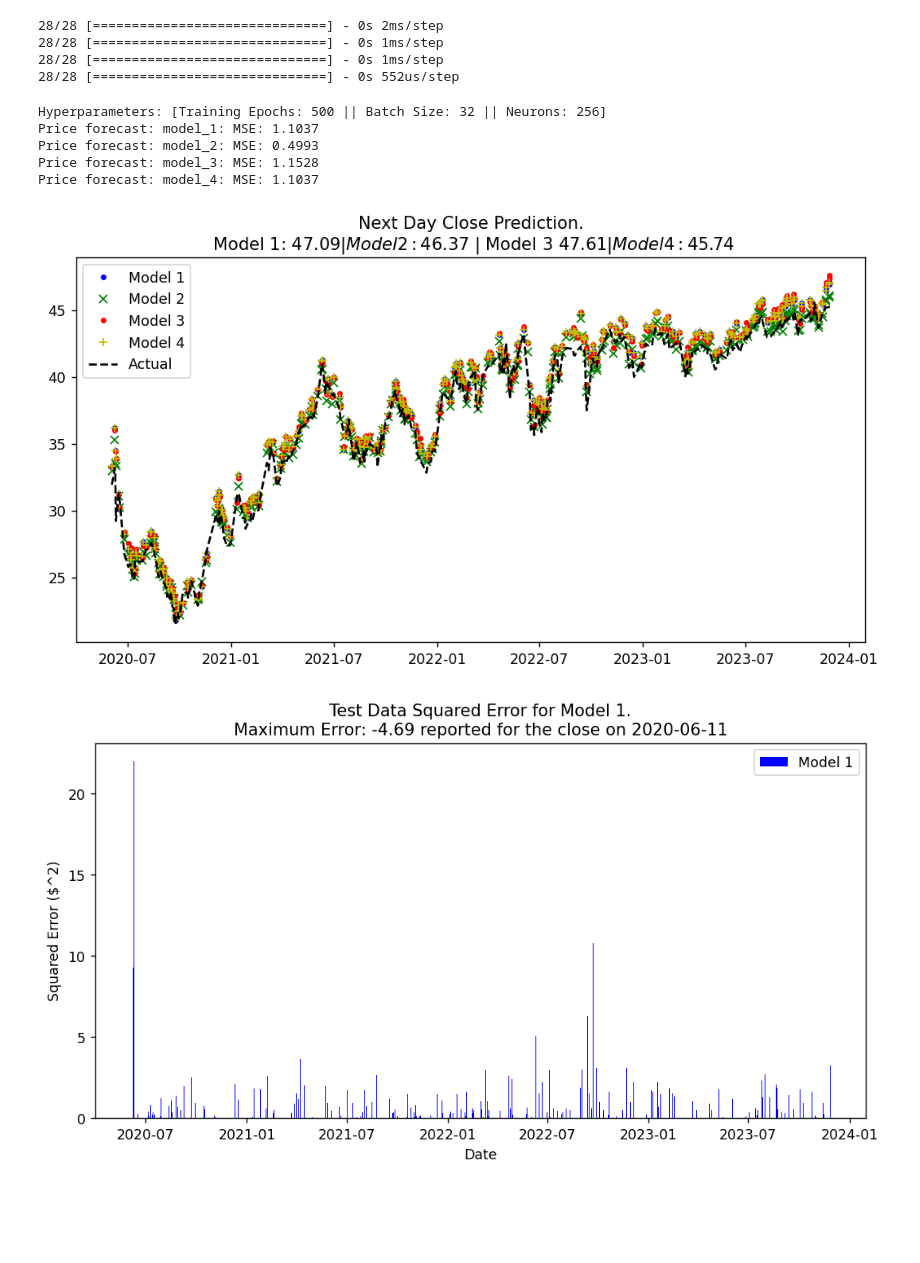
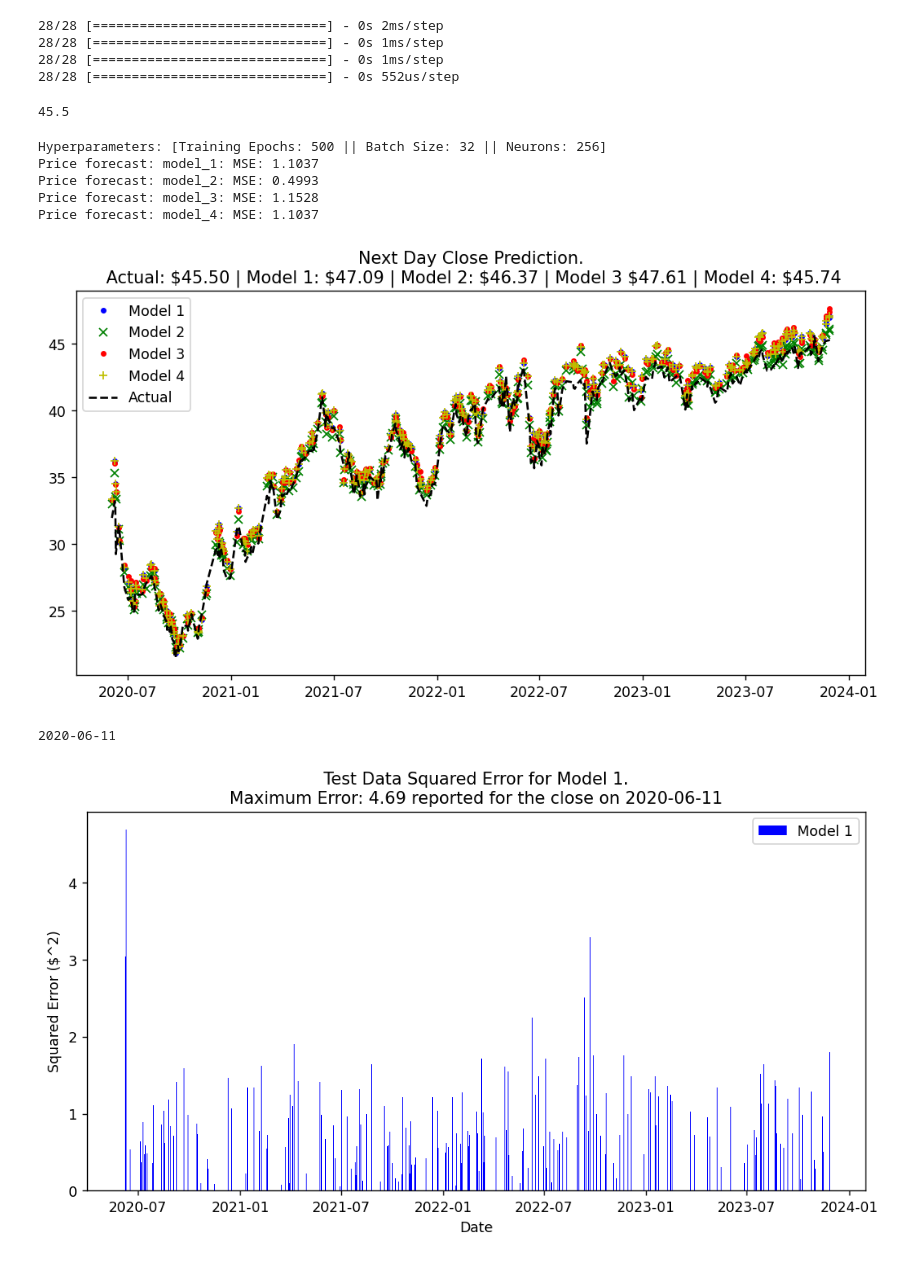
Before and after one commit to Aditya-Patel/Stat598-FinalProject, a Jupyter notebook: MPLA_CNN.ipynb, the cells around one changed output. Drawn from its saved outputs; the diff is of its cells as text; code cells hidden in the pictures; blank space fills up the shorter version.

Commit message:
CNN - Update models

```diff
--- a/MPLA_CNN.ipynb
+++ b/MPLA_CNN.ipynb
@@ -363,6 +363,9 @@ results_df['y2_pred'] = y2_pred
 results_df['y3_pred'] = y3_pred
 results_df['y4_pred'] = y4_pred
 results_df.sort_index(inplace=True)
+print()
+# %% [output]
+45.5
 # %%
 print(f'Hyperparameters: [Training Epochs: {TRAINING_EPOCHS} || Batch Size: {BATCH_SIZE} || Neurons: {NEURON_CT}]')
 print(f'Price forecast: model_1: MSE: {mse1:.4f}')
@@ -382,39 +385,39 @@ plt.plot(results_df.y2_pred, 'xg', label='Model 2')
 plt.plot(results_df.y3_pred, '.r', label='Model 3')
 plt.plot(results_df.y4_pred, '+y', label='Model 4')
 plt.plot(results_df.y_actual, '--k', label='Actual')
-plt.title(f'Next Day Close Prediction.\n Model 1: ${y1_NDP:.2f} | Model 2: ${y2_NDP:.2f} | Model 3 ${y3_NDP:.2f} | Model 4: ${y4_NDP:.2f}')
+plt.title(f'Next Day Close Prediction.\n Actual: \${results_df.y_actual.iloc[-1]:.2f} | Model 1: \${y1_NDP:.2f} | Model 2: ${y2_NDP:.2f} | Model 3 ${y3_NDP:.2f} | Model 4: ${y4_NDP:.2f}')
 plt.legend()
 plt.show()
 # %% [output]
-[figure, old version]
+[figure, new version]
 # %%
-y1_sq_diff = (results_df.y_actual - results_df.y1_pred) ** 2
-y1_diff = (results_df.y_actual - results_df.y1_pred)
-y2_sq_diff = (results_df.y_actual - results_df.y2_pred) ** 2
-y2_diff = (results_df.y_actual - results_df.y2_pred)
-y3_sq_diff = (results_df.y_actual - results_df.y3_pred) ** 2
-y3_diff = (results_df.y_actual - results_df.y3_pred)
-y4_sq_diff = (results_df.y_actual - results_df.y4_pred) ** 2
-y4_diff = (results_df.y_actual - results_df.y4_pred)
+y1_diff = abs(results_df.y_actual - results_df.y1_pred)
+y2_diff = abs(results_df.y_actual - results_df.y2_pred)
+y3_diff = abs(results_df.y_actual - results_df.y3_pred)
+y4_diff = abs(results_df.y_actual - results_df.y4_pred)
 
 # Report maximum error for prediction date - index + 1
-y1_idxmax = y1_sq_diff.idxmax().date() + timedelta(days=1)
-y1_errmax = y1_diff[y1_sq_diff.idxmax()]
-y2_idxmax = y2_sq_diff.idxmax().date() + timedelta(days=1)
-y2_errmax = y2_diff[y2_sq_diff.idxmax()]
-y3_idxmax = y3_sq_diff.idxmax().date() + timedelta(days=1)
-y3_errmax = y3_diff[y3_sq_diff.idxmax()]
-y4_idxmax = y4_sq_diff.idxmax().date() + timedelta(days=1)
-y4_errmax = y4_diff[y4_sq_diff.idxmax()]
+y1_idxmax = y1_diff.idxmax().date() + timedelta(days=1)
+y1_errmax = y1_diff[y1_diff.idxmax()]
+y2_idxmax = y2_diff.idxmax().date() + timedelta(days=1)
+y2_errmax = y2_diff[y2_diff.idxmax()]
+y3_idxmax = y3_diff.idxmax().date() + timedelta(days=1)
+y3_errmax = y3_diff[y3_diff.idxmax()]
+y4_idxmax = y4_diff.idxmax().date() + timedelta(days=1)
+y4_errmax = y4_diff[y4_diff.idxmax()]
+
+print(y2_idxmax)
+# %% [output]
+2020-06-11
 # %%
 plot_label = 'Model 1'
-plt.bar(results_df.index, y1_sq_diff, color='blue', label=plot_label)
-plt.title(f'Test Data Squared Error for {plot_label}.\nMaximum Error: {y1_errmax:.2f} reported for the close on {y1_idxmax}')
+plt.bar(results_df.index, y1_diff, color='blue', label=plot_label)
+plt.title(f'Test Data Squared Error for {plot_label}.\nMaximum Error: ${y1_errmax:.2f} reported for the close on {y1_idxmax}')
 plt.ylabel('Squared Error ($^2)')
 plt.xlabel('Date')
 plt.legend()
 plt.show()
 # %% [output]
-[figure, old version]
+[figure, new version]
 # %%
 plot_label = 'Model 2'
```
Also changed, not shown: parts of 7 cells of this notebook.
